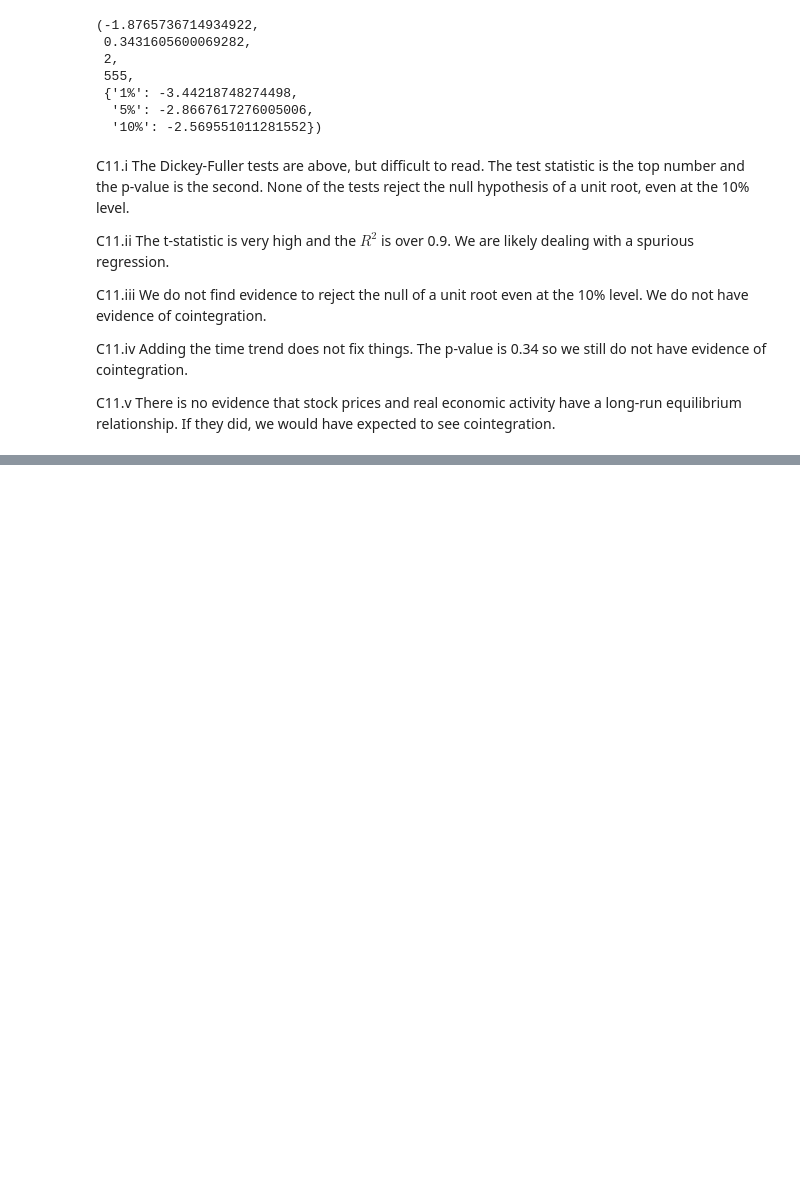
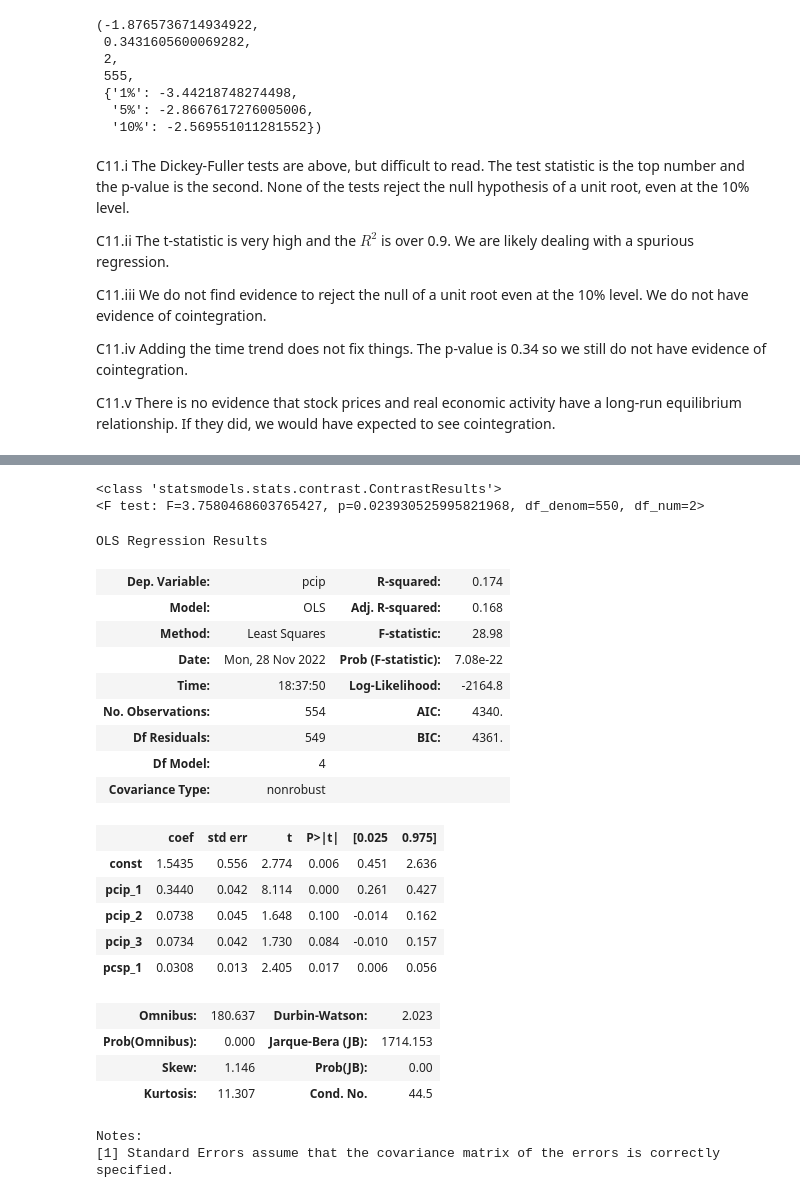
Before and after one commit to systemchalk/wooldridge_workbook, a Jupyter notebook: ch18.ipynb, the cells around one changed output, grey strips where cells are left out. Saved outputs shown, nothing was run; the diff lists cells and outputs as text; code cells hidden in the pictures; blank space fills up the shorter version.

```diff
--- a/ch18.ipynb
+++ b/ch18.ipynb
@@ -1012,3 +1012,8 @@ C11.iii We do not find evidence to reject the null of a unit root even at the 10
 C11.iv Adding the time trend does not fix things. The p-value is 0.34 so we still do not have evidence of cointegration.
 
 C11.v There is no evidence that stock prices and real economic activity have a long-run equilibrium relationship. If they did, we would have expected to see cointegration.
+# %%
+# Exercise 12
+X = sm.add_constant(volat[["pcip_1", "pcip_2", "pcip_3"]])
+model = sm.OLS(volat.pcip, X, missing="drop").fit()
+model.summary()
@@ -1014,0 +1042,32 @@ C11.v There is no evidence that stock prices and real economic activity have a l
+# %%
+model.f_test("pcip_2 = pcip_3 = 0")
+# %% [output]
+<class 'statsmodels.stats.contrast.ContrastResults'>
+<F test: F=3.7580468603765427, p=0.023930525995821968, df_denom=550, df_num=2>
+# %%
+X = sm.add_constant(volat[["pcip_1", "pcip_2", "pcip_3", "pcsp_1"]])
+model = sm.OLS(volat.pcip, X, missing="drop").fit()
+model.summary()
+# %% [output]
+OLS Regression Results
+| Dep. Variable: | pcip | R-squared: | 0.174 |
+| Model: | OLS | Adj. R-squared: | 0.168 |
+| Method: | Least Squares | F-statistic: | 28.98 |
+| Date: | Mon, 28 Nov 2022 | Prob (F-statistic): | 7.08e-22 |
+| Time: | 18:37:50 | Log-Likelihood: | -2164.8 |
+| No. Observations: | 554 | AIC: | 4340. |
+| Df Residuals: | 549 | BIC: | 4361. |
+| Df Model: | 4 |  |  |
+| Covariance Type: | nonrobust |  |  |
+|  | coef | std err | t | P>|t| | [0.025 | 0.975] |
+| const | 1.5435 | 0.556 | 2.774 | 0.006 | 0.451 | 2.636 |
+| pcip_1 | 0.3440 | 0.042 | 8.114 | 0.000 | 0.261 | 0.427 |
+| pcip_2 | 0.0738 | 0.045 | 1.648 | 0.100 | -0.014 | 0.162 |
+| pcip_3 | 0.0734 | 0.042 | 1.730 | 0.084 | -0.010 | 0.157 |
+| pcsp_1 | 0.0308 | 0.013 | 2.405 | 0.017 | 0.006 | 0.056 |
+| Omnibus: | 180.637 | Durbin-Watson: | 2.023 |
+| Prob(Omnibus): | 0.000 | Jarque-Bera (JB): | 1714.153 |
+| Skew: | 1.146 | Prob(JB): | 0.00 |
+| Kurtosis: | 11.307 | Cond. No. | 44.5 |
+Notes:
+[1] Standard Errors assume that the covariance matrix of the errors is correctly specified.
```
Also changed, not shown: parts of 34 cells of this notebook.
